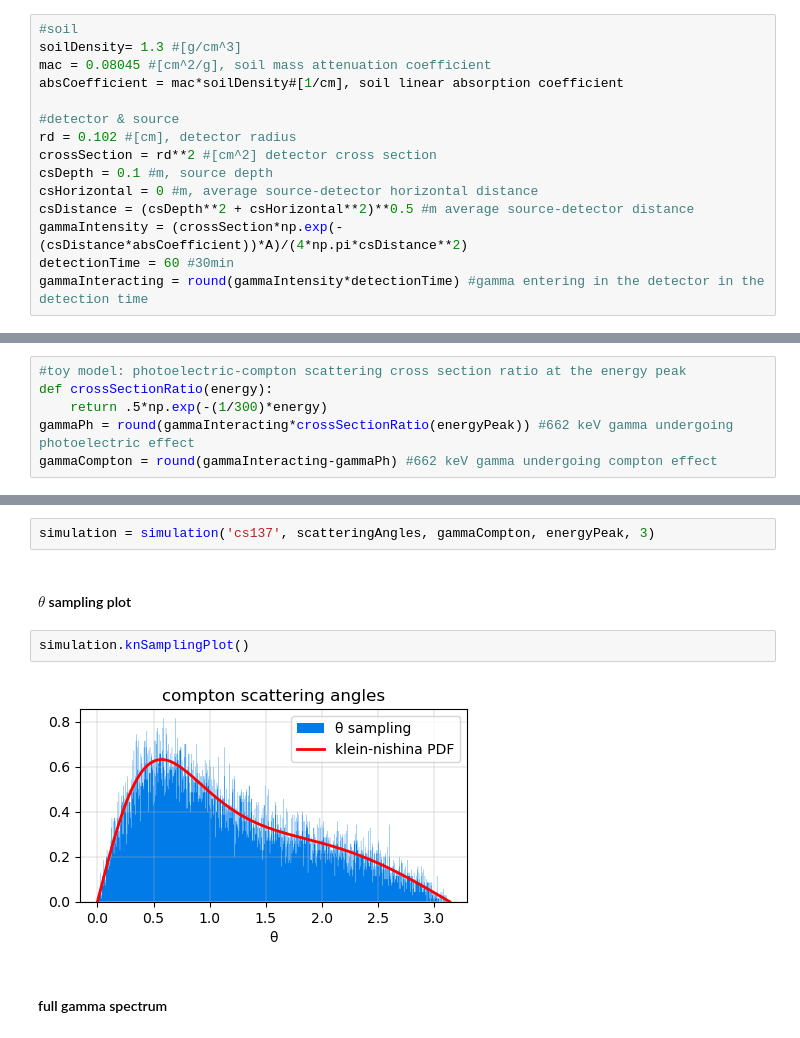
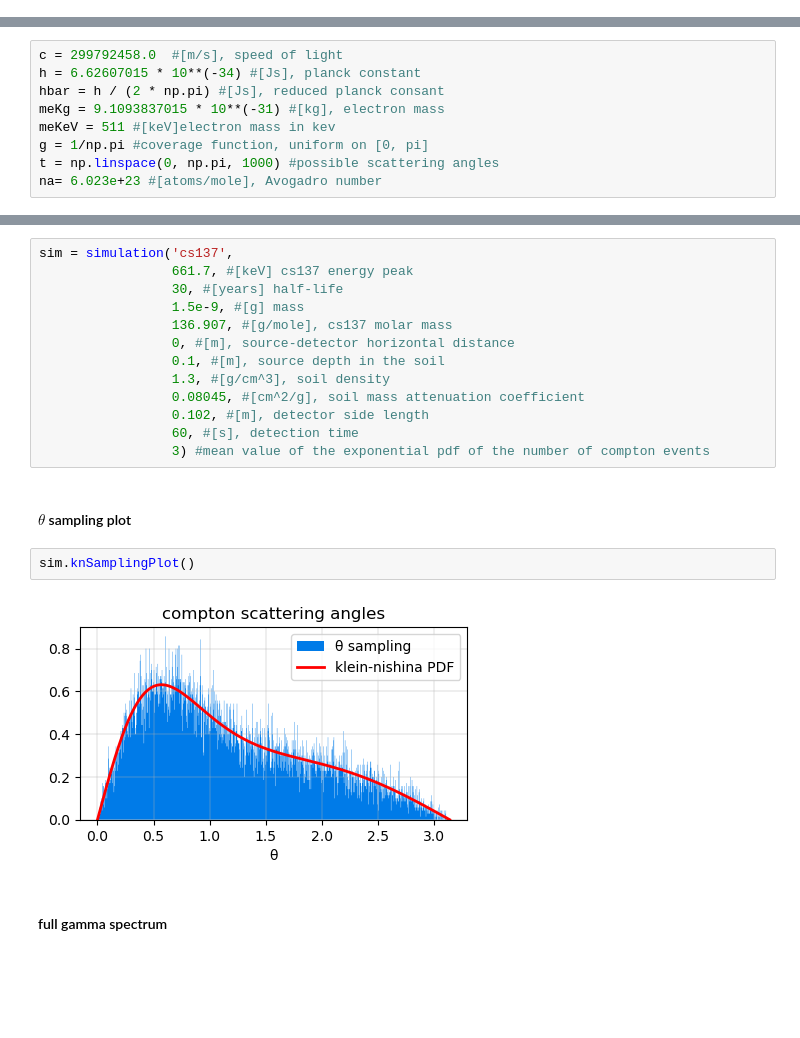
Before and after one commit to alemch/gamma_spectroscopy, a Jupyter notebook: cs137gammaSpectrum.ipynb, the cells around one changed output, grey strips where cells are left out. Saved outputs shown, nothing was run; the diff lists cells and outputs as text; blank space fills up the shorter version.

```diff
--- a/cs137gammaSpectrum.ipynb
+++ b/cs137gammaSpectrum.ipynb
@@ -23,15 +7,0 @@ A = round(A, 2)
-# %%
-#soil
-soilDensity= 1.3 #[g/cm^3]
-mac = 0.08045 #[cm^2/g], soil mass attenuation coefficient
-absCoefficient = mac*soilDensity#[1/cm], soil linear absorption coefficient
-
-#detector & source
-rd = 0.102 #[cm], detector radius
-crossSection = rd**2 #[cm^2] detector cross section
-csDepth = 0.1 #m, source depth
-csHorizontal = 0 #m, average source-detector horizontal distance
-csDistance = (csDepth**2 + csHorizontal**2)**0.5 #m average source-detector distance
-gammaIntensity = (crossSection*np.exp(-(csDistance*absCoefficient))*A)/(4*np.pi*csDistance**2)
-detectionTime = 60 #30min
-gammaInteracting = round(gammaIntensity*detectionTime) #gamma entering in the detector in the detection time
@@ -40,6 +7,0 @@ gammaInteracting = round(gammaIntensity*detectionTime) #gamma entering in the de
-# %%
-#toy model: photoelectric-compton scattering cross section ratio at the energy peak
-def crossSectionRatio(energy):
-    return .5*np.exp(-(1/300)*energy)
-gammaPh = round(gammaInteracting*crossSectionRatio(energyPeak)) #662 keV gamma undergoing photoelectric effect
-gammaCompton = round(gammaInteracting-gammaPh) #662 keV gamma undergoing compton effect
@@ -46,3 +10,12 @@ gammaCompton = round(gammaInteracting-gammaPh) #662 keV gamma undergoing compton
+# %%
+c = 299792458.0  #[m/s], speed of light
+h = 6.62607015 * 10**(-34) #[Js], planck constant
+hbar = h / (2 * np.pi) #[Js], reduced planck consant
+meKg = 9.1093837015 * 10**(-31) #[kg], electron mass
+meKeV = 511 #[keV]electron mass in kev
+g = 1/np.pi #coverage function, uniform on [0, pi]
+t = np.linspace(0, np.pi, 1000) #possible scattering angles
+na= 6.023e+23 #[atoms/mole], Avogadro number
 # %% [markdown]
 #### simulation
 # %%
@@ -189,13 +189,24 @@ class simulation:
 # %% [markdown]
 #### running the simulation
 # %%
-simulation = simulation('cs137', scatteringAngles, gammaCompton, energyPeak, 3)
+sim = simulation('cs137',
+                 661.7, #[keV] cs137 energy peak
+                 30, #[years] half-life
+                 1.5e-9, #[g] mass
+                 136.907, #[g/mole], cs137 molar mass
+                 0, #[m], source-detector horizontal distance
+                 0.1, #[m], source depth in the soil
+                 1.3, #[g/cm^3], soil density
+                 0.08045, #[cm^2/g], soil mass attenuation coefficient
+                 0.102, #[m], detector side length
+                 60, #[s], detection time
+                 3) #mean value of the exponential pdf of the number of compton events
 # %% [markdown]
 #### $\theta$ sampling plot
 # %%
-simulation.knSamplingPlot()
+sim.knSamplingPlot()
 # %% [output]
-[figure, old version]
+[figure, new version]
 # %% [markdown]
 #### full gamma spectrum
 # %%
```
Also changed, not shown: parts of 8 cells of this notebook.
